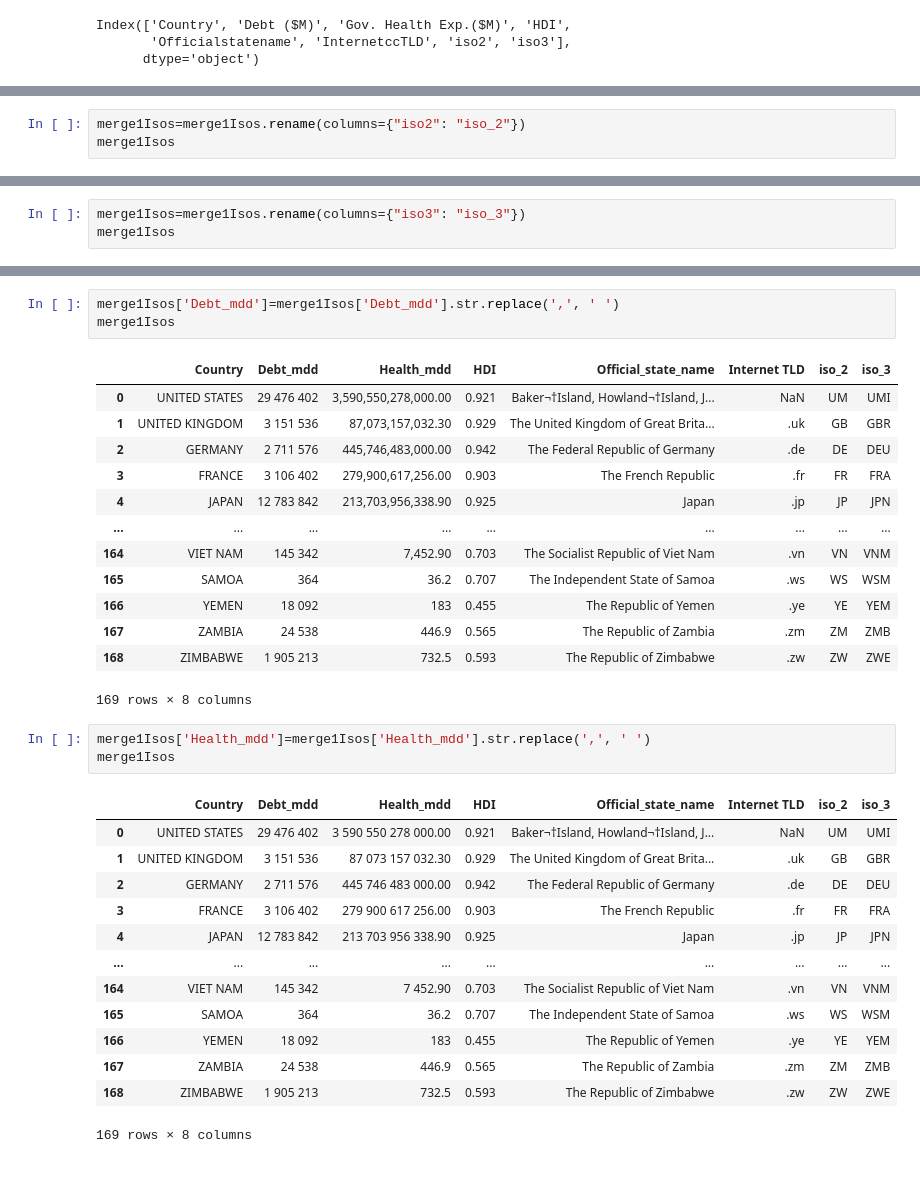
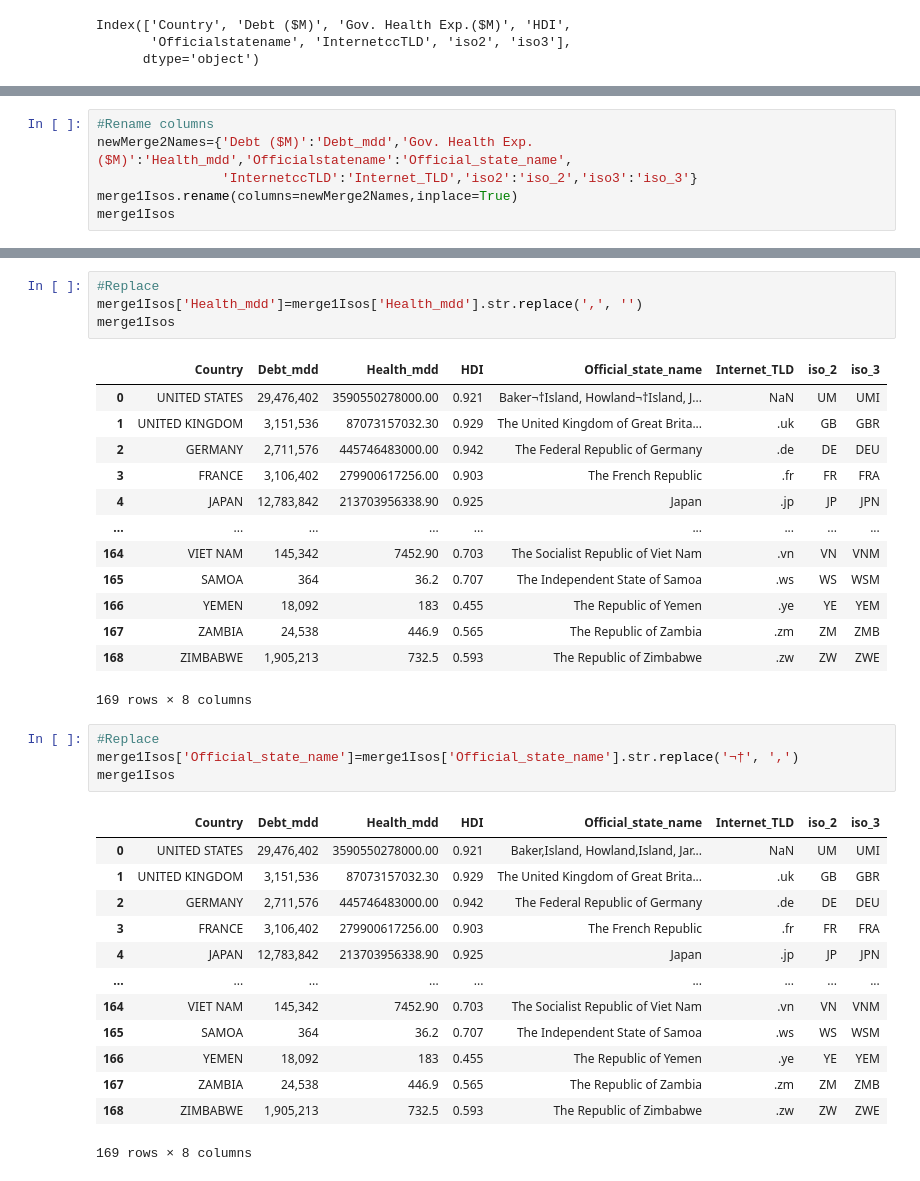
Before and after one commit to ZairaYacsavilca/evaluaci-n_1, a Jupyter notebook: index.ipynb, the cells around one changed output, grey strips where cells are left out. Saved outputs shown, nothing was run; the diff lists cells and outputs as text.

```diff
--- a/index.ipynb
+++ b/index.ipynb
@@ -367,3 +287,0 @@ merge1Isos
-# %%
-merge1Isos=merge1Isos.rename(columns={"iso2": "iso_2"})
-merge1Isos
@@ -384,3 +287,0 @@ merge1Isos
-# %%
-merge1Isos=merge1Isos.rename(columns={"iso3": "iso_3"})
-merge1Isos
@@ -406,0 +300,6 @@ Index(['Country', 'Debt_mdd', 'Health_mdd', 'HDI', 'Official_state_name',
+# %%
+#Rename columns
+newMerge2Names={'Debt ($M)':'Debt_mdd','Gov. Health Exp.($M)':'Health_mdd','Officialstatename':'Official_state_name',
+                'InternetccTLD':'Internet_TLD','iso2':'iso_2','iso3':'iso_3'}
+merge1Isos.rename(columns=newMerge2Names,inplace=True)
+merge1Isos
@@ -407,34 +320,36 @@ Index(['Country', 'Debt_mdd', 'Health_mdd', 'HDI', 'Official_state_name',
 # %%
-merge1Isos['Debt_mdd']=merge1Isos['Debt_mdd'].str.replace(',', ' ')
+#Replace
+merge1Isos['Health_mdd']=merge1Isos['Health_mdd'].str.replace(',', '')
 merge1Isos
 # %% [output]
-|  | Country | Debt_mdd | Health_mdd | HDI | Official_state_name | Internet TLD | iso_2 | iso_3 |
-| 0 | UNITED STATES | 29 476 402 | 3,590,550,278,000.00 | 0.921 | Baker¬†Island, Howland¬†Island, J... | NaN | UM | UMI |
-| 1 | UNITED KINGDOM | 3 151 536 | 87,073,157,032.30 | 0.929 | The United Kingdom of Great Brita... | .uk | GB | GBR |
-| 2 | GERMANY | 2 711 576 | 445,746,483,000.00 | 0.942 | The Federal Republic of Germany | .de | DE | DEU |
-| 3 | FRANCE | 3 106 402 | 279,900,617,256.00 | 0.903 | The French Republic | .fr | FR | FRA |
-| 4 | JAPAN | 12 783 842 | 213,703,956,338.90 | 0.925 | Japan | .jp | JP | JPN |
+|  | Country | Debt_mdd | Health_mdd | HDI | Official_state_name | Internet_TLD | iso_2 | iso_3 |
+| 0 | UNITED STATES | 29,476,402 | 3590550278000.00 | 0.921 | Baker¬†Island, Howland¬†Island, J... | NaN | UM | UMI |
+| 1 | UNITED KINGDOM | 3,151,536 | 87073157032.30 | 0.929 | The United Kingdom of Great Brita... | .uk | GB | GBR |
+| 2 | GERMANY | 2,711,576 | 445746483000.00 | 0.942 | The Federal Republic of Germany | .de | DE | DEU |
+| 3 | FRANCE | 3,106,402 | 279900617256.00 | 0.903 | The French Republic | .fr | FR | FRA |
+| 4 | JAPAN | 12,783,842 | 213703956338.90 | 0.925 | Japan | .jp | JP | JPN |
 | ... | ... | ... | ... | ... | ... | ... | ... | ... |
-| 164 | VIET NAM | 145 342 | 7,452.90 | 0.703 | The Socialist Republic of Viet Nam | .vn | VN | VNM |
+| 164 | VIET NAM | 145,342 | 7452.90 | 0.703 | The Socialist Republic of Viet Nam | .vn | VN | VNM |
 | 165 | SAMOA | 364 | 36.2 | 0.707 | The Independent State of Samoa | .ws | WS | WSM |
-| 166 | YEMEN | 18 092 | 183 | 0.455 | The Republic of Yemen | .ye | YE | YEM |
-| 167 | ZAMBIA | 24 538 | 446.9 | 0.565 | The Republic of Zambia | .zm | ZM | ZMB |
-| 168 | ZIMBABWE | 1 905 213 | 732.5 | 0.593 | The Republic of Zimbabwe | .zw | ZW | ZWE |
+| 166 | YEMEN | 18,092 | 183 | 0.455 | The Republic of Yemen | .ye | YE | YEM |
+| 167 | ZAMBIA | 24,538 | 446.9 | 0.565 | The Republic of Zambia | .zm | ZM | ZMB |
+| 168 | ZIMBABWE | 1,905,213 | 732.5 | 0.593 | The Republic of Zimbabwe | .zw | ZW | ZWE |
 169 rows × 8 columns
 # %%
-merge1Isos['Health_mdd']=merge1Isos['Health_mdd'].str.replace(',', ' ')
+#Replace
+merge1Isos['Official_state_name']=merge1Isos['Official_state_name'].str.replace('¬†', ',')
 merge1Isos
 # %% [output]
-|  | Country | Debt_mdd | Health_mdd | HDI | Official_state_name | Internet TLD | iso_2 | iso_3 |
-| 0 | UNITED STATES | 29 476 402 | 3 590 550 278 000.00 | 0.921 | Baker¬†Island, Howland¬†Island, J... | NaN | UM | UMI |
-| 1 | UNITED KINGDOM | 3 151 536 | 87 073 157 032.30 | 0.929 | The United Kingdom of Great Brita... | .uk | GB | GBR |
-| 2 | GERMANY | 2 711 576 | 445 746 483 000.00 | 0.942 | The Federal Republic of Germany | .de | DE | DEU |
-| 3 | FRANCE | 3 106 402 | 279 900 617 256.00 | 0.903 | The French Republic | .fr | FR | FRA |
-| 4 | JAPAN | 12 783 842 | 213 703 956 338.90 | 0.925 | Japan | .jp | JP | JPN |
+|  | Country | Debt_mdd | Health_mdd | HDI | Official_state_name | Internet_TLD | iso_2 | iso_3 |
+| 0 | UNITED STATES | 29,476,402 | 3590550278000.00 | 0.921 | Baker,Island, Howland,Island, Jar... | NaN | UM | UMI |
+| 1 | UNITED KINGDOM | 3,151,536 | 87073157032.30 | 0.929 | The United Kingdom of Great Brita... | .uk | GB | GBR |
+| 2 | GERMANY | 2,711,576 | 445746483000.00 | 0.942 | The Federal Republic of Germany | .de | DE | DEU |
+| 3 | FRANCE | 3,106,402 | 279900617256.00 | 0.903 | The French Republic | .fr | FR | FRA |
+| 4 | JAPAN | 12,783,842 | 213703956338.90 | 0.925 | Japan | .jp | JP | JPN |
 | ... | ... | ... | ... | ... | ... | ... | ... | ... |
-| 164 | VIET NAM | 145 342 | 7 452.90 | 0.703 | The Socialist Republic of Viet Nam | .vn | VN | VNM |
+| 164 | VIET NAM | 145,342 | 7452.90 | 0.703 | The Socialist Republic of Viet Nam | .vn | VN | VNM |
 | 165 | SAMOA | 364 | 36.2 | 0.707 | The Independent State of Samoa | .ws | WS | WSM |
-| 166 | YEMEN | 18 092 | 183 | 0.455 | The Republic of Yemen | .ye | YE | YEM |
-| 167 | ZAMBIA | 24 538 | 446.9 | 0.565 | The Republic of Zambia | .zm | ZM | ZMB |
-| 168 | ZIMBABWE | 1 905 213 | 732.5 | 0.593 | The Republic of Zimbabwe | .zw | ZW | ZWE |
+| 166 | YEMEN | 18,092 | 183 | 0.455 | The Republic of Yemen | .ye | YE | YEM |
+| 167 | ZAMBIA | 24,538 | 446.9 | 0.565 | The Republic of Zambia | .zm | ZM | ZMB |
+| 168 | ZIMBABWE | 1,905,213 | 732.5 | 0.593 | The Republic of Zimbabwe | .zw | ZW | ZWE |
 169 rows × 8 columns
```
Also changed, not shown: parts of 13 cells of this notebook.
